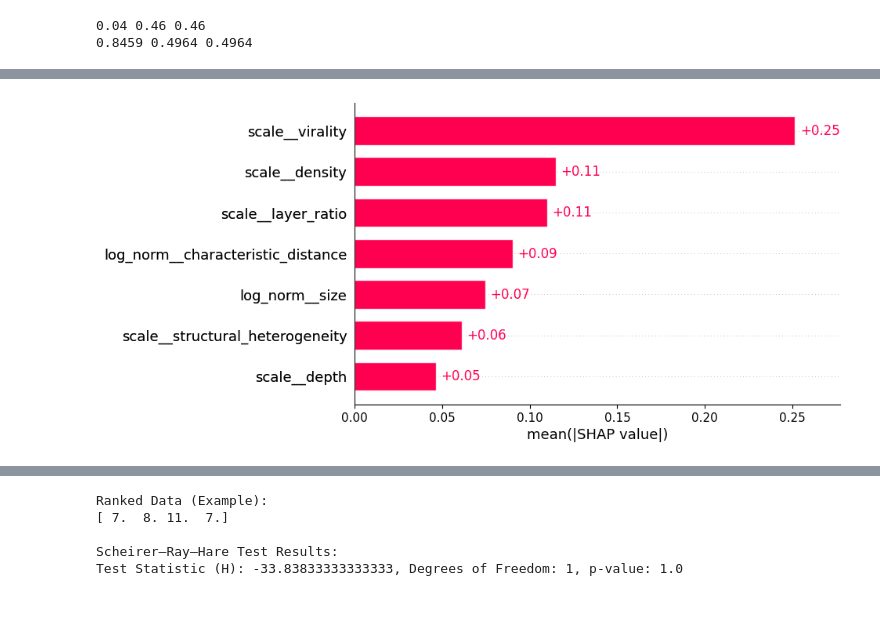
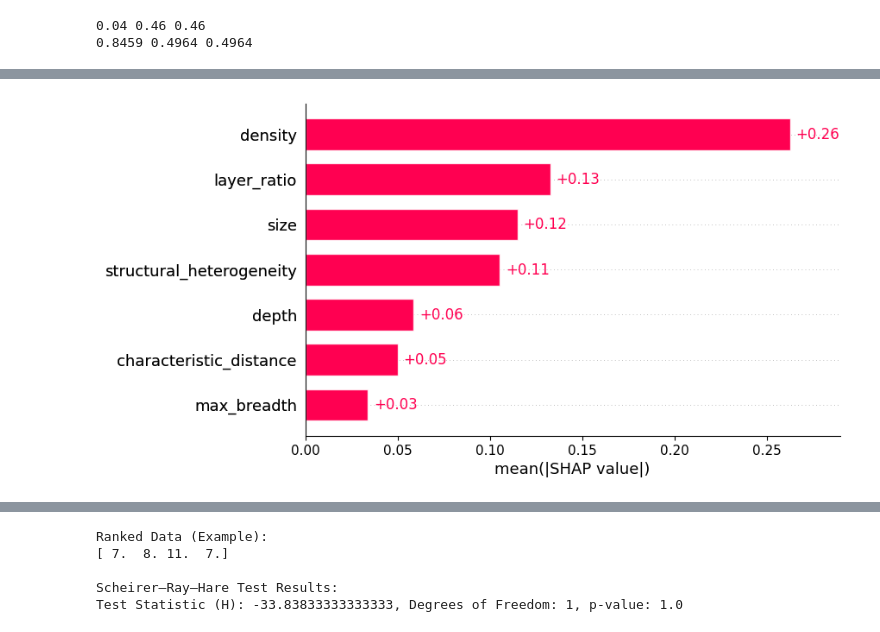
Before and after one commit to istiyaksiddiquee/thesis-work, a Jupyter notebook: RQ2/analysis/analysis.ipynb, the cells around one changed output, grey strips where cells are left out. Drawn from its saved outputs; the diff is of its cells as text; code cells hidden in the pictures.

```diff
--- a/RQ2/analysis/analysis.ipynb
+++ b/RQ2/analysis/analysis.ipynb
@@ -793,7 +796,10 @@ def read_pickled_data(dataset, feature_selection, quant, dropped_columns, normal
     scaled_X_train_val = preprocessor.fit_transform(normalized_df)
     scaled_X_test = preprocessor.transform(X_test)
 
-    transformed_columns = preprocessor.get_feature_names_out()
+    transformed_columns = list(preprocessor.get_feature_names_out())
+
+    # transformed_columns[transformed_columns.index('scale__characteristic_distance')] = 'log_norm__characteristic_distance'
+    # original_column_order[original_column_order.index('scale__characteristic_distance')] = 'log_norm__characteristic_distance'
 
     scaled_X_train_val_df = pd.DataFrame(scaled_X_train_val, columns=transformed_columns)
     scaled_X_test_df = pd.DataFrame(scaled_X_test, columns=transformed_columns)
@@ -836,15 +850,15 @@ folder="RQ3Final2"
 quant = True
 feature_selection = 1
 dropped_columns = ['max_breadth']
-normalization_columns = ['size', 'max_breadth', 'characteristic_distance']
+normalization_columns = ['size', 'max_breadth']
 # normalization_columns = ['size', 'max_breadth', 'characteristic_distance']
 
-read_pickled_data(folder, feature_selection, quant, dropped_columns, normalization_columns)
+scaled_X_train_val, y_train_val, scaled_X_test, y_test = read_pickled_data(folder, feature_selection, quant, dropped_columns, normalization_columns)
+print(scaled_X_train_val.shape, y_train_val.shape, scaled_X_test.shape, y_test.shape)
+result_df = performance_testing("RQ3Final4", scaled_X_test, y_test)
+best_model = best_performing_model(folder, result_df)
+# result_df.sort_values(by='average_precision', ascending=False, inplace=True)
+result_df[['average_precision', 'roc_auc', 'balanced_accuracy', 'precision_0', 'precision_1', 'recall_0', 'recall_1']]
 
-# scaled_X_train_val, y_train_val, scaled_X_test, y_test = read_pickled_data(folder, feature_selection, quant, dropped_columns, normalization_columns)
-# print(scaled_X_train_val.shape, y_train_val.shape, scaled_X_test.shape, y_test.shape)
-# result_df = performance_testing("RQ3Final4", scaled_X_test, y_test)
-# best_model = best_performing_model(folder, result_df)
-# # result_df.sort_values(by='average_precision', ascending=False, inplace=True)
-# result_df
+# arr = read_pickled_data(folder, feature_selection, quant, dropped_columns, normalization_columns)
 # %% [output]
@@ -1132,0 +1134,14 @@ array([[<Axes: xlabel='scale__depth', ylabel='ALE'>,
+# %%
+
+
+scaled_X_test = scaled_X_test.rename(columns={
+    "scale__depth": "depth",
+    "log_norm__size": "size",
+    'log_norm__max_breadth': 'max_breadth',
+    'scale__density': 'density',
+    'log_norm__layer_ratio': 'layer_ratio',
+    'log_norm__structural_heterogeneity': 'structural_heterogeneity',
+    'log_norm__characteristic_distance': 'characteristic_distance'
+})
+
+scaled_X_test.columns
@@ -1186,7 +1185,7 @@ plot_ale(logit_exp_lr, n_cols=2, fig_kw={'figwidth': 8, 'figheight': 5}, sharey=
 # %%
 import shap
-explainer = shap.Explainer(rf_model.predict, scaled_X_test_df)
+explainer = shap.Explainer(best_model.predict, scaled_X_test)
 # Calculates the SHAP values - It takes some time
-shap_values = explainer(scaled_X_test_df)
+shap_values = explainer(scaled_X_test)
 shap.plots.bar(shap_values)
 # %% [output]
@@ -1193,4 +1209,4 @@ shap.plots.bar(shap_values)
-[figure, old version]
+[figure, new version]
 # %%
 shap.plots.beeswarm(shap_values)
 # %% [output]
```
Also changed, not shown: parts of 16 cells of this notebook.
